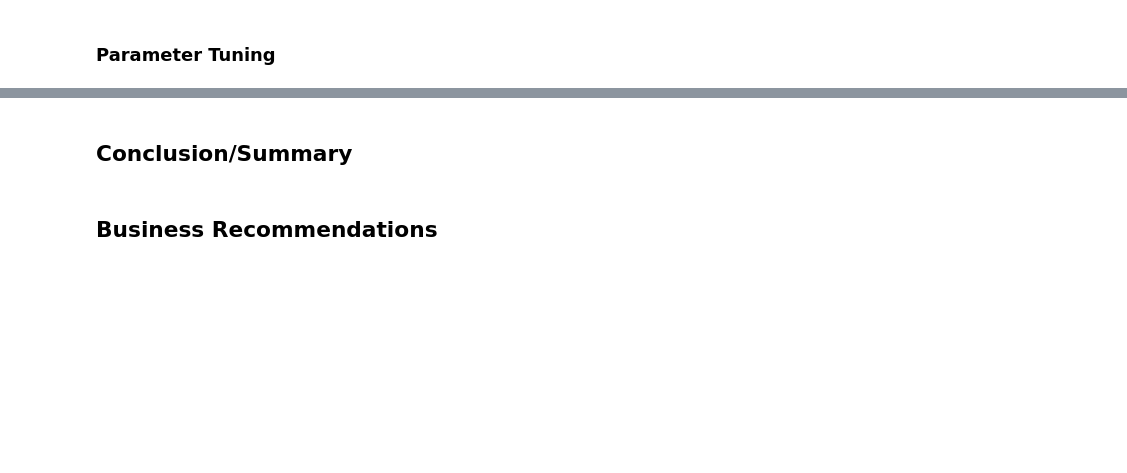
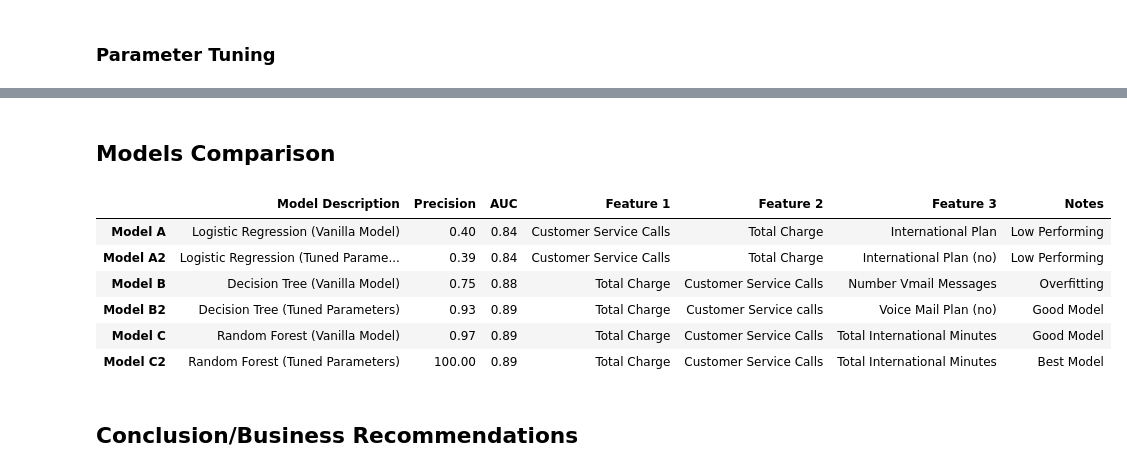
Before and after one commit to jmg0144/Customer-Churn-Classification-Analysis, a Jupyter notebook: phase-3-project.ipynb, the cells around one changed output, grey strips where cells are left out. Saved outputs shown, nothing was run; the diff lists cells and outputs as text; code cells hidden in the pictures; blank space fills up the shorter version.

```diff
--- a/phase-3-project.ipynb
+++ b/phase-3-project.ipynb
@@ -1056,4 +1415,33 @@ plt.tight_layout()
+# %% [markdown]
+## Models Comparison
+# %%
+data = {'Model Description':['Logistic Regression (Vanilla Model)',
+                             'Logistic Regression (Tuned Parameters & Reduced Features)',
+                             'Decision Tree (Vanilla Model)', 'Decision Tree (Tuned Parameters)',
+                      'Random Forest (Vanilla Model)', 'Random Forest (Tuned Parameters)'],
+    'Precision':[.40, .39, .75, .93, .97, 100],
+       'AUC':[.84, .84, .88, .89, .89, .89],
+        'Feature 1': ['Customer Service Calls',
+                         'Customer Service Calls',
+                        'Total Charge',
+                        'Total Charge',
+                        'Total Charge',
+                        'Total Charge'],
+        'Feature 2': ['Total Charge', 'Total Charge', 'Customer Service Calls', 'Customer Service calls',
+                     'Customer Service Calls', 'Customer Service Calls'],
+        'Feature 3': ['International Plan', 'International Plan (no)', 'Number Vmail Messages', 'Voice Mail Plan (no)',
+                      'Total International Minutes', 'Total International Minutes'],
+        'Notes': ['Low Performing', 'Low Performing', 'Overfitting', 'Good Model', 'Good Model', 'Best Model']
+       }
+model_comparison = pd.DataFrame(data, index=['Model A', 'Model A2', 'Model B', 'Model B2', 'Model C', 'Model C2'])
+model_comparison
+# %% [output]
+|  | Model Description | Precision | AUC | Feature 1 | Feature 2 | Feature 3 | Notes |
+| Model A | Logistic Regression (Vanilla Model) | 0.40 | 0.84 | Customer Service Calls | Total Charge | International Plan | Low Performing |
+| Model A2 | Logistic Regression (Tuned Parame... | 0.39 | 0.84 | Customer Service Calls | Total Charge | International Plan (no) | Low Performing |
+| Model B | Decision Tree (Vanilla Model) | 0.75 | 0.88 | Total Charge | Customer Service Calls | Number Vmail Messages | Overfitting |
+| Model B2 | Decision Tree (Tuned Parameters) | 0.93 | 0.89 | Total Charge | Customer Service calls | Voice Mail Plan (no) | Good Model |
+| Model C | Random Forest (Vanilla Model) | 0.97 | 0.89 | Total Charge | Customer Service Calls | Total International Minutes | Good Model |
+| Model C2 | Random Forest (Tuned Parameters) | 100.00 | 0.89 | Total Charge | Customer Service Calls | Total International Minutes | Best Model |
 # %% [markdown]
-## Conclusion/Summary
+## Conclusion/Business Recommendations
-# %% [markdown]
-## Business Recommendations
```
Also changed, not shown: parts of 112 cells of this notebook.
